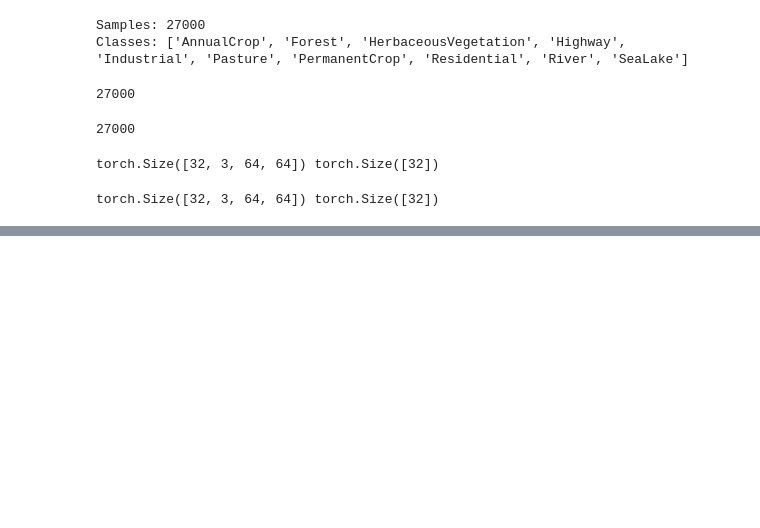
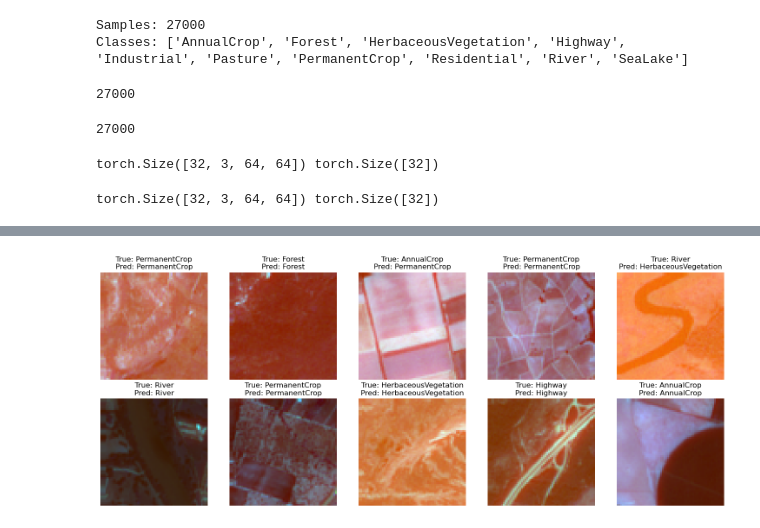
Before and after one commit to Monica0806/ML-models-for-Earth-observation, a Jupyter notebook: ML models for earth observation.ipynb, the cells around one changed output, grey strips where cells are left out. Saved outputs shown, nothing was run; the diff lists cells and outputs as text; code cells hidden in the pictures; blank space fills up the shorter version.

```diff
--- a/ML models for earth observation.ipynb
+++ b/ML models for earth observation.ipynb
@@ -888,0 +1280,30 @@ Sentinel-2 Accuracy: 12.777777777777779
+# %%
+import matplotlib.pyplot as plt
+
+images, labels = next(iter(test_loader))
+
+images_device = images.to(device)
+
+resnet_model.eval()
+with torch.no_grad():
+    outputs = resnet_model(images_device)
+    _, preds = torch.max(outputs, 1)
+
+fig, axes = plt.subplots(2, 5, figsize=(15, 6))
+
+for i, ax in enumerate(axes.flat):
+
+    img = images[i][:3].permute(1, 2, 0).numpy()
+
+    img = (img - img.min()) / (img.max() - img.min())
+
+    ax.imshow(img)
+    ax.set_title(
+        f"True: {dataset.classes[labels[i]]}\nPred: {dataset.classes[preds[i].cpu()]}"
+    )
+    ax.axis("off")
+
+plt.tight_layout()
+plt.show()
+# %% [output]
+[figure, added]
```
Also changed, not shown: parts of 64 cells of this notebook.
